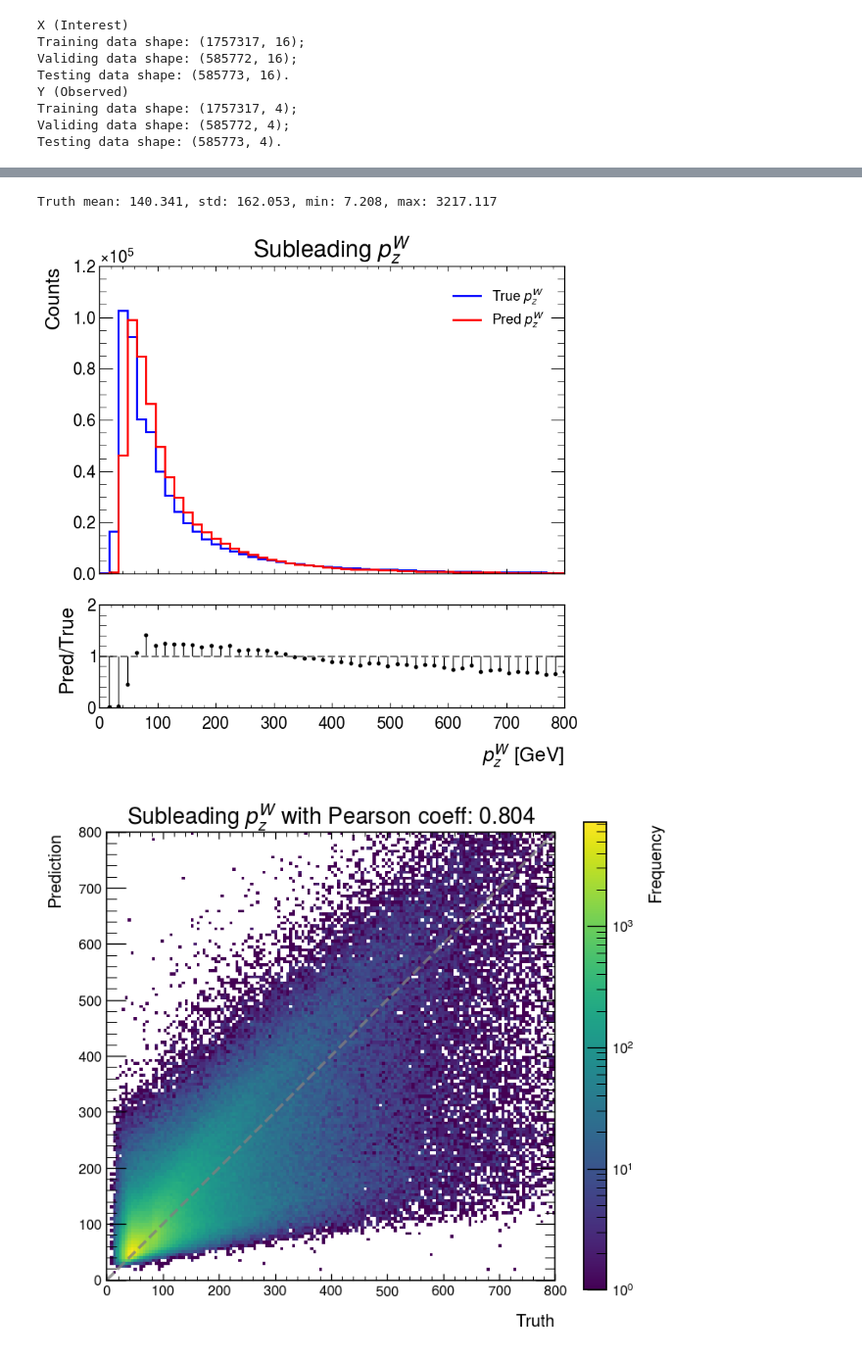
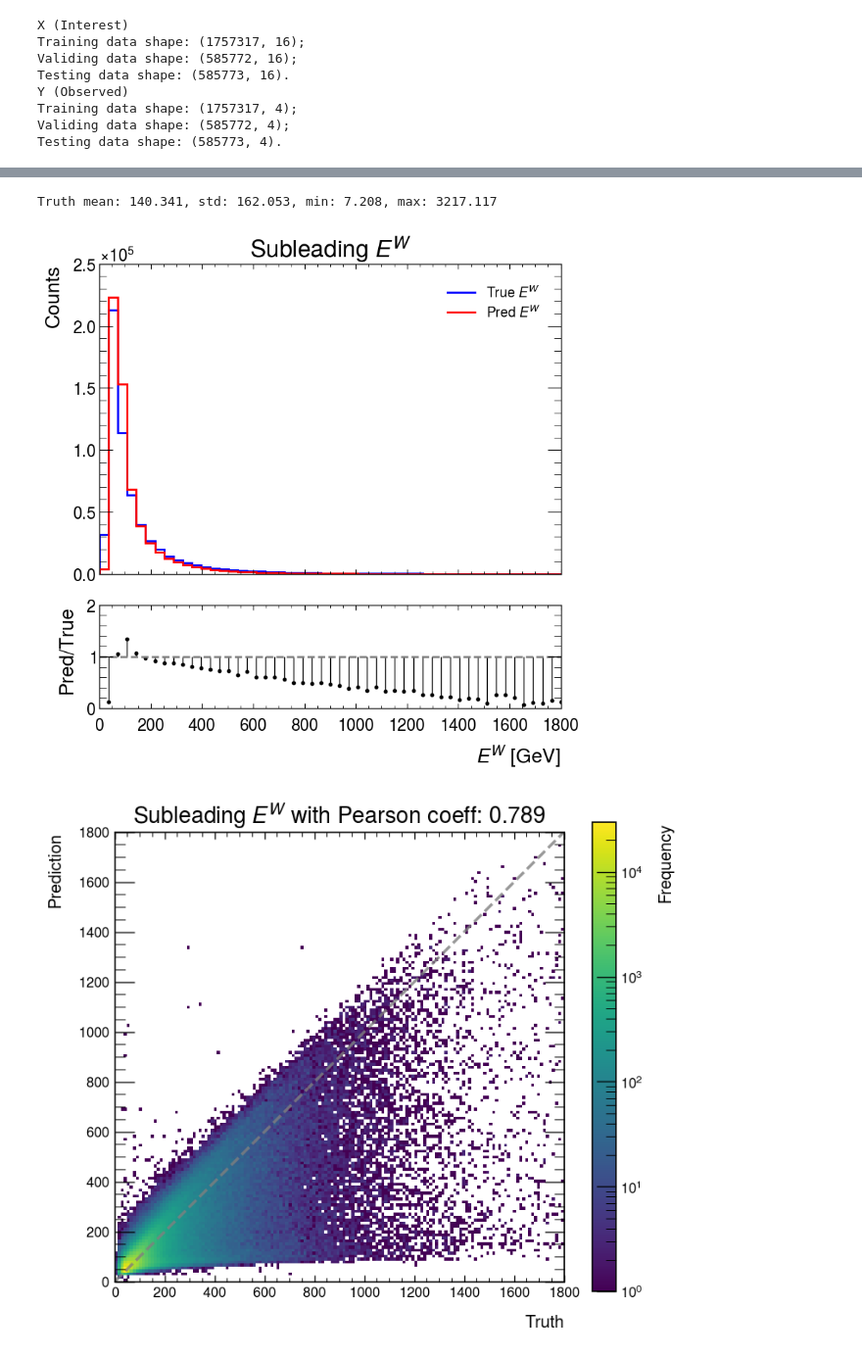
Before and after one commit to yygarypeng/QE-mls, a Jupyter notebook: 4th_trial/DNN_w_sublead_full.ipynb, the cells around one changed output, grey strips where cells are left out. Shown at 98% size. Cells and saved outputs as stored; diff of their text form; code cells hidden in the pictures.

Commit message:
Modify leading w model (4th).

```diff
--- a/4th_trial/DNN_w_sublead_full.ipynb
+++ b/4th_trial/DNN_w_sublead_full.ipynb
@@ -59,3 +61,27 @@ Adding /home/ypeng/work/QE-mls/qe to sys.path
+# %%
+import sys
+HOME_PATH = "./work/QE-mls/"
+sys.path.insert(0, HOME_PATH+"qe")
+import get_data as gd
+import atlas_plot as ap
+plot = ap.Plotter()
+
+import pandas as pd
+import numpy as np
+import scipy as sp
+
+import os
+import glob
+
+from matplotlib import pyplot as plt
+import matplotlib as mpl
+import shap
+
+os.environ['TF_CPP_MIN_LOG_LEVEL'] = '1' # suppress tensorflow imformation messages
+
+from sklearn.preprocessing import RobustScaler
+from sklearn.model_selection import train_test_split
+from sklearn.metrics import mean_squared_error
 # %%
 SEED = 42  # set random seed (global variable)
 np.random.seed(SEED)
@@ -371,6 +379,6 @@ Epoch 906/1024
 # %%
 # Make a directory
-dir_name = "./work/QE-mls/4th_trial/w_sublead_result/"
+dir_name = HOME_PATH + "4th_trial//w_sublead_result/"
 name = "dnn_w_sublead_full_scaled"
 
 # If the directory exists
@@ -495,27 +504,27 @@ Truth mean: 0.244, std: 207.122, min: -3215.880, max: 2989.094
 # %%
 print(
     f"Truth mean: {np.mean(sig_truth_inv[:,3]):.3f}, std: {np.std(sig_truth_inv[:,3]):.3f}, min: {np.min(sig_truth_inv[:,3]):.3f}, max: {np.max(sig_truth_inv[:,3]):.3f}"
 )
 
-set_range = [0, 800]
+set_range = [0, 1800]
 
 plot.hist(
     data=[sig_truth_inv[:,3], sig_pred_inv[:,3]],
-    label=r"$p_{z}^{W}$",
-    title="Subleading $p_{z}^{W}$",
+    label=r"$E^{W}$",
+    title="Subleading $E^{W}$",
     # + f" with RMSE: {np.sqrt(mean_squared_error(sig_truth_inv[:,3], sig_pred_inv[:,3])):.3f}",
     range=set_range,
     unit="[GeV]",
 )
 
 plot.plot_2d_histogram(
     sig_truth_inv[:,3],
     sig_pred_inv[:,3],
-    r"Subleading $p_{z}^{W}$ "
+    r"Subleading $E^{W}$ "
     + f"with Pearson coeff: {sp.stats.pearsonr(sig_truth_inv[:,3], sig_pred_inv[:,3])[0]:.3f}",
     range=set_range,
 )
 # %% [output]
 Truth mean: 140.341, std: 162.053, min: 7.208, max: 3217.117
-[figure, old version]
+[figure, new version]
-[figure, old version]
+[figure, new version]
```
Also changed, not shown: parts of 19 cells of this notebook, 1 other file.
